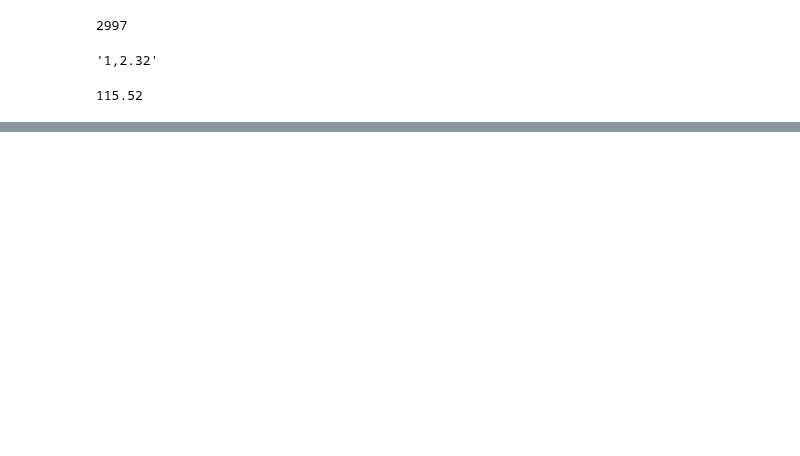
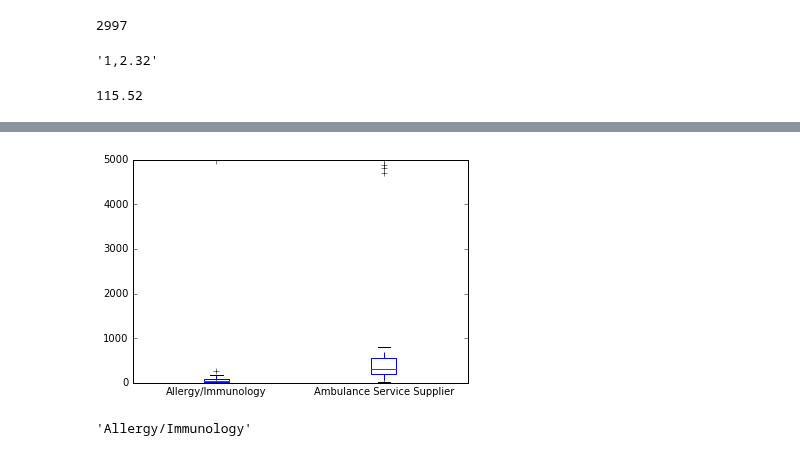
Before and after one commit to Chuphay/school, a Jupyter notebook: dviz/small.ipynb, the cells around one changed output, grey strips where cells are left out. Saved outputs shown, nothing was run; the diff lists cells and outputs as text; code cells hidden in the pictures; blank space fills up the shorter version.

```diff
--- a/dviz/small.ipynb
+++ b/dviz/small.ipynb
@@ -131,0 +132,23 @@ plt.show()
+# %%
+p_type = medicare.groupby(["provider_type"])
+allowed = p_type["average_Medicare_allowed_amt"].apply(lambda x : x.tolist())
+# %%
+def make_float(ls):
+    out = []
+    for s in ls:
+        s = s[1:]
+        if(len(s)>6):
+            out.append(float(s[:len(s)-7]+s[len(s)-6:]))
+        else:
+            out.append(float(s))
+    return out
+
+allowed = allowed.apply(make_float)
+# %%
+boxplot([allowed.ix[0], allowed.ix[1]], labels= [allowed.index[0], allowed.index[1]]);
+# %% [output]
+[figure, added]
+# %%
+allowed.index[0]
+# %% [output]
+'Allergy/Immunology'
```
Also changed, not shown: parts of 14 cells of this notebook.
